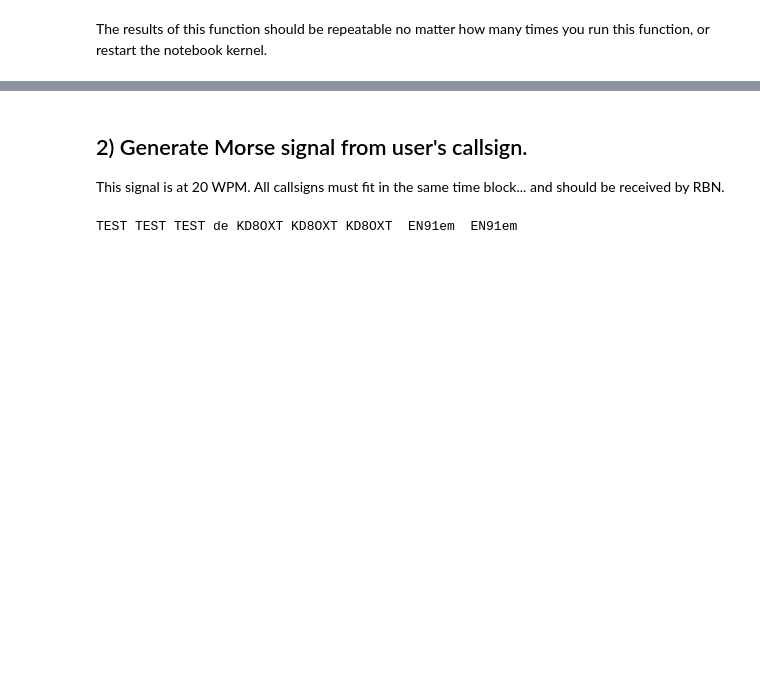
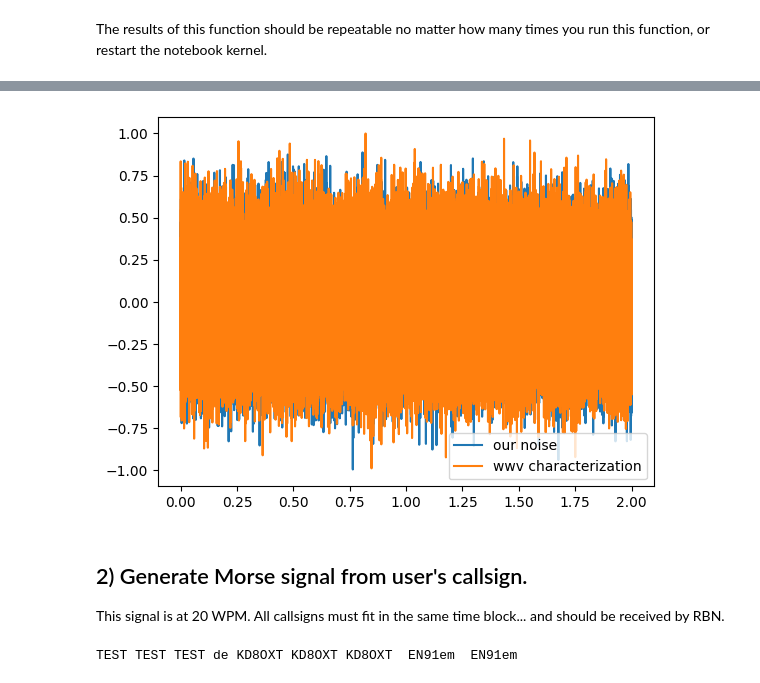
Before and after one commit to KCollins/seqp, a Jupyter notebook: PersonalizedSEQP.ipynb, the cells around one changed output, grey strips where cells are left out. Saved outputs shown, nothing was run; the diff lists cells and outputs as text; code cells hidden in the pictures; blank space fills up the shorter version.

```diff
--- a/PersonalizedSEQP.ipynb
+++ b/PersonalizedSEQP.ipynb
@@ -47,3 +85,10 @@ import matplotlib.pyplot as plt
+# %%
+plt.plot(np.linspace(0,2,2*fs), static, label="our noise")
+plt.plot(np.linspace(0,2,2*fs), wwv_noise, label="wwv characterization")
+plt.legend()
+plt.show()
+# %% [output]
+[figure, added]
 # %% [markdown]
 ## 2) Generate Morse signal from user's callsign.
 This signal is at 20 WPM. All callsigns must fit in the same time block... and should be received by RBN.
```
Also changed, not shown: parts of 33 cells of this notebook.
